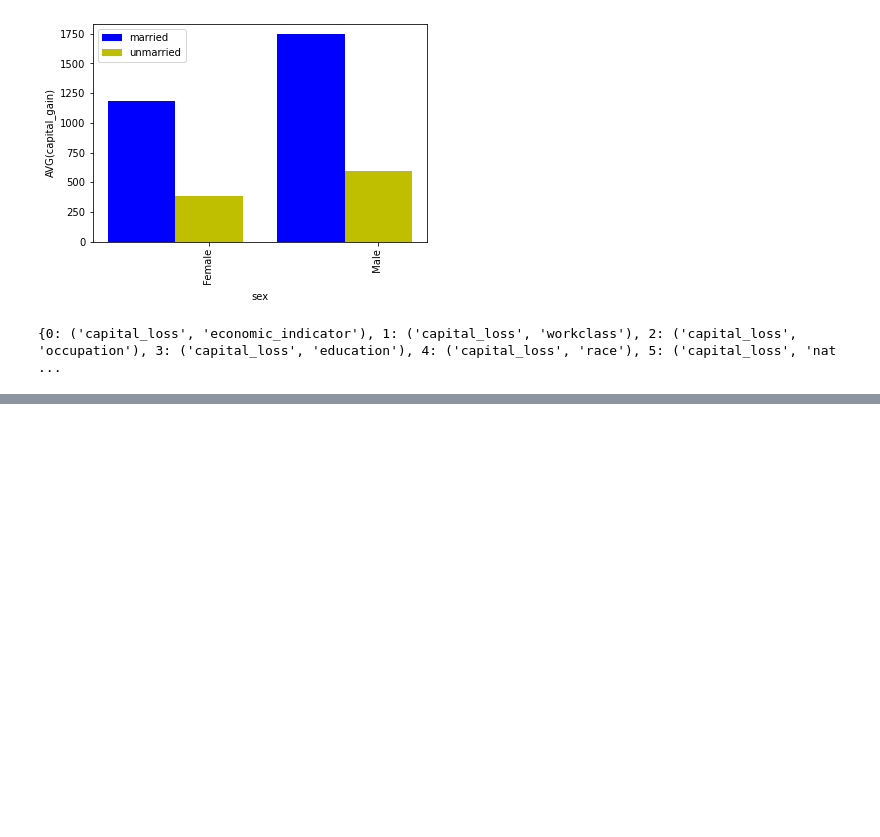
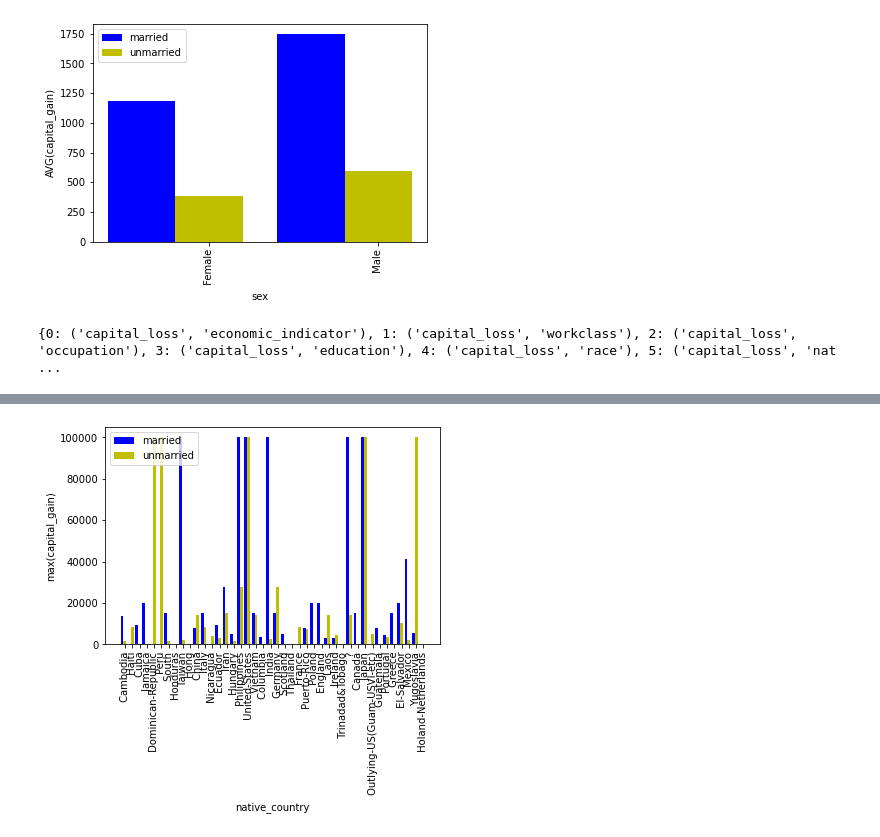
Before and after one commit to piushag/seeDB, a Jupyter notebook: seeDb_test.ipynb, the cells around one changed output, grey strips where cells are left out. Cells and saved outputs as stored; diff of their text form; code cells hidden in the pictures; blank space fills up the shorter version.

Commit message:
print stuff

```diff
--- a/seeDb_test.ipynb
+++ b/seeDb_test.ipynb
@@ -89,3 +88,90 @@ def share_based_optimization(tables, views):
             con.commit()
             kl_dict[a+"-"+m]=["vi_"+str(table+"_"+str(i))]
     return kl_dict
+# %%
+functions = ["avg", "sum", "min", "max", "count"]
+attributes = ["workclass", "education", "occupation", "relationship", "race", "sex", "native_country", "economic_indicator"]
+measurements = ["age", "fnlwgt", "hours_per_week", "capital_gain", "capital_loss"]
+
+views2 = {k: v for k,v in enumerate(list(iter.product(functions, measurements, attributes)))}
+
+
+def sharing_based_query(views, tables):
+    select_a_str = []
+    select_m_str = []
+    group_by_str = []
+    for i, (f, m, a) in views.items():
+        select_a_str.append('{}'.format(a))
+        select_m_str.append('{}({}) as v{}'.format(f, m, i))
+        group_by_str.append('{}'.format(a))
+
+    select_a_str = ', '.join(set(select_a_str))
+    select_m_str = ', '.join(select_m_str)
+    group_by_str = ', '.join(set(group_by_str))
+
+    data = []
+    for table in tables:
+        query = """select {}, {} from {} group by grouping sets ({});""".format(select_a_str, select_m_str, table, group_by_str)
+        curs.execute(query)
+        data.append(curs.fetchall())
+    cols = [desc[0] for desc in curs.description]
+    return data, cols
+
+tables = ['married', 'unmarried']
+data, cols = sharing_based_query(views2, tables)
+
+tgt_df = pd.DataFrame(data[0], columns=cols)
+ref_df = pd.DataFrame(data[1], columns=cols)
+
+view_scores = {}
+for vid, (f, m, a) in views2.items():
+    tgt = tgt_df.loc[tgt_df[a].notnull(), [a, 'v{}'.format(vid)]]
+    print('tgt - ')
+    print(tgt)
+    ref = ref_df.loc[ref_df[a].notnull(), [a, 'v{}'.format(vid)]]
+    print('ref - ')
+    print(ref)
+    tmp = tgt.join(ref.set_index(a), on=a, how="inner", lsuffix='_tgt', rsuffix='_ref')
+    print('tmp - ')
+    print(tmp)
+
+    tgt_val = tmp['v{}_tgt'.format(vid)].values
+    print('tgt val - ')
+    print(tgt_val)
+    ref_val = tmp['v{}_ref'.format(vid)].values
+    print('ref val - ')
+    print(ref_val)
+
+    score = kl_divergence(tgt_val, ref_val)
+    view_scores[vid] = score
+
+views_ranking = sorted(view_scores.items(), key=lambda x: x[1], reverse=True)
+
+def top_k_views(ranking, k):
+    for vid in ranking[:k]:
+        f, m, a = views2[vid]
+
+        query = "SELECT {}, {}({}) FROM married GROUP BY {};".format(a, f, m, a)
+        curs.execute(query)
+        tgt_rows = curs.fetchall()
+
+        query = "SELECT {}, {}({}) FROM unmarried GROUP BY {};".format(a, f, m, a)
+        curs.execute(query)
+        ref_rows = curs.fetchall()
+
+        tgt_dict = dict(tgt_rows)
+        ref_dict = dict(ref_rows)
+
+        for k in tgt_dict.keys():
+            if k not in ref_dict:
+                ref_dict[k] = 0
+
+        for k in ref_dict.keys():
+            if k not in tgt_dict:
+                tgt_dict[k] = 0
+
+        create_plot((a, f, m), ref_dict, tgt_dict)
+
+K = 5
+top_k_views([r[0] for r in views_ranking], K)
+# %% [output]
@@ -91,0 +195 @@ def share_based_optimization(tables, views):
+[figure, added]
```
Also changed, not shown: parts of 2 cells of this notebook.
